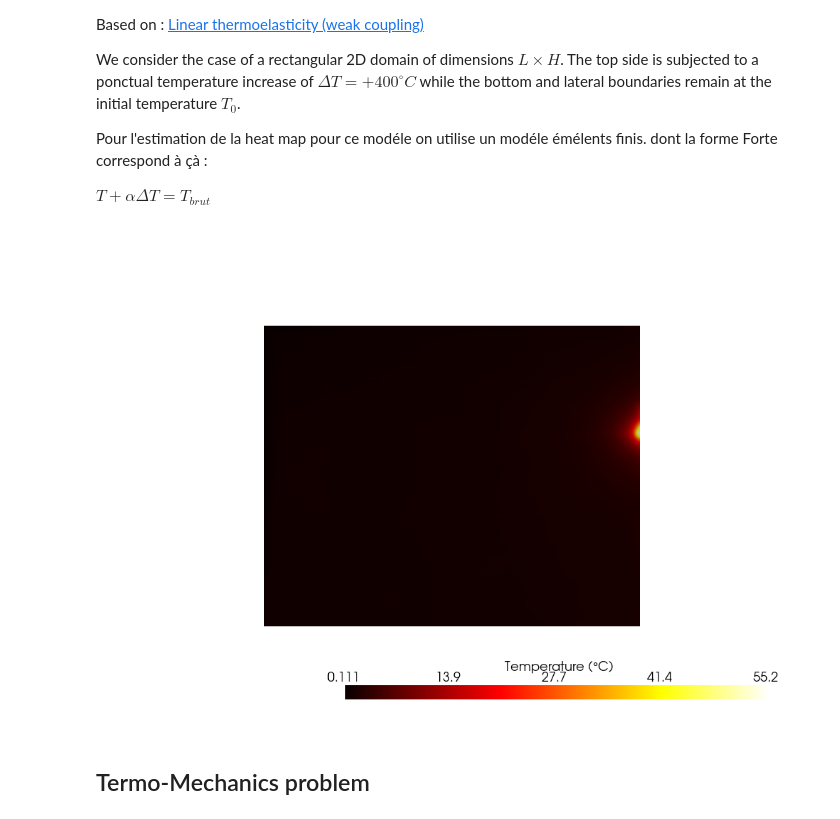
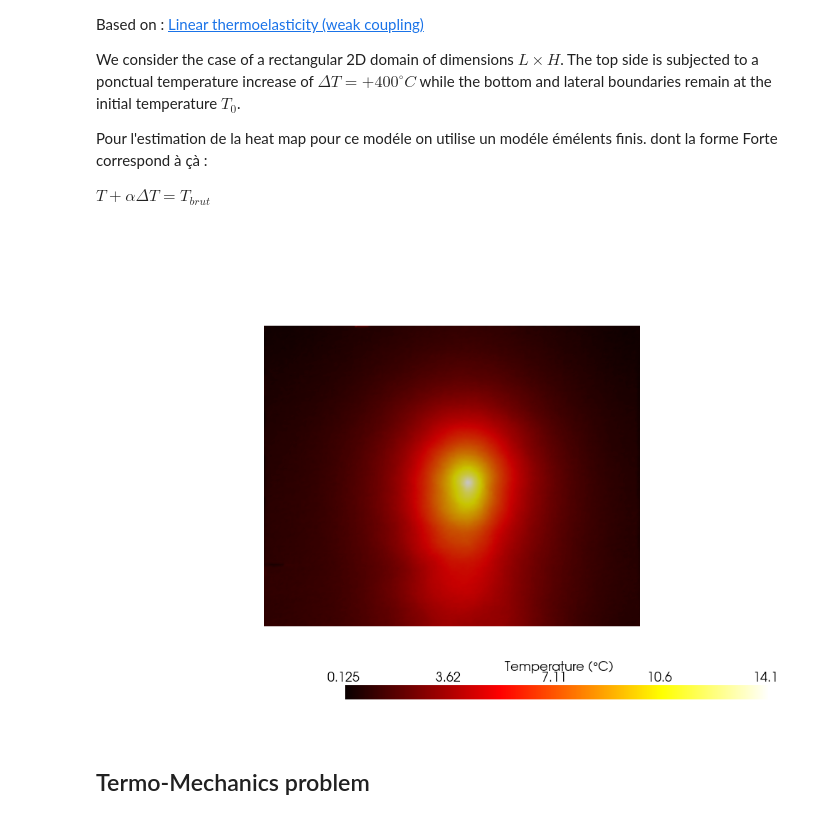
Before and after one commit to Oxineo/Modal-Analysis-Reissner-Mindlin-Plate, a Jupyter notebook: modal_analysis_plate_Reisnert_Mindlin_Thermo_elastic_stress_due_to_real_heatmap.ipynb, the cells around one changed output. Saved outputs shown, nothing was run; the diff lists cells and outputs as text; code cells hidden in the pictures.

```diff
--- a/modal_analysis_plate_Reisnert_Mindlin_Thermo_elastic_stress_due_to_real_heatmap.ipynb
+++ b/modal_analysis_plate_Reisnert_Mindlin_Thermo_elastic_stress_due_to_real_heatmap.ipynb
@@ -62,15 +62,21 @@ $T + \alpha \Delta T = T_{brut} $
 import scipy
 from scipy.interpolate import griddata
 
-map = scipy.io.loadmat('map_chaleur/central_droit_manip_21_04_2026.mat')
+map = scipy.io.loadmat('map_chaleur/central_milieu_manip_21_04_2026.mat')
 
 frame = np.array(map['Frame'])
 
+### Plaque : central_milieu_manip_21_04_2026.mat
+p_00_plaque = np.array([158,38])
+p_10_plaque = np.array([165,407])
+p_11_plaque = np.array([471,375])
+p_01_plaque = np.array([465,55])
+
 ### Plaque : bas_droite_sort.mat
-p_00_plaque = np.array([155,38])
-p_10_plaque = np.array([156,417])
-p_11_plaque = np.array([468,374])
-p_01_plaque = np.array([463,55])
+# p_00_plaque = np.array([155,38])
+# p_10_plaque = np.array([156,417])
+# p_11_plaque = np.array([468,374])
+# p_01_plaque = np.array([463,55])
 
 ### Plaque : bas_droite_sort.mat
 # p_00_plaque = np.array([63,52])
@@ -140,7 +146,7 @@ val_interp[masque_trous] = val_interp_proche[masque_trous]
 
 Delta_T.x.array[:] = val_interp
 
-alpha_lis = fem.Constant(domain, 3.0e-6)
+alpha_lis = fem.Constant(domain, 1.0e-7) # Coefficient de lissage
 
 T_trial = ufl.TrialFunction(VT)
 T_test = ufl.TestFunction(VT)
@@ -153,27 +159,27 @@ Delta_T = problem_lissage.solve()
 # %%
 import pyvista
 
 pyvista.set_jupyter_backend("static")
 
 T_topology, T_cell_types, T_geometry = plot.vtk_mesh(VT)
 T_grid = pyvista.UnstructuredGrid(T_topology, T_cell_types, T_geometry)
 T_grid.point_data["Temperature"] = Delta_T.x.array
 T_grid.set_active_scalars("Temperature")
 
 plotter = pyvista.Plotter(window_size=[1000, 700])
 plotter.add_mesh(
     T_grid,
     scalars="Temperature",
     cmap="hot",        # "coolwarm" (Bleu -> Rouge), "jet" ou "hot" sont excellents pour la thermique
     show_edges=False,        # Affiche les lignes du maillage (mettez False si c'est trop dense)
     edge_color="grey",      # Adoucit la couleur du maillage
-    scalar_bar_args={"title": "Temperature (°C)", "color": "black"}
+    scalar_bar_args={"title": "Temperature (°C)", "color": "black"},
 )
 plotter.view_xy()
 plotter.zoom_camera(1)
 plotter.show()
 # %% [output]
-[figure, old version]
+[figure, new version]
 # %% [markdown]
 ## Termo-Mechanics problem
 # %%
```
Also changed, not shown: parts of 9 cells of this notebook, 3 other files.
